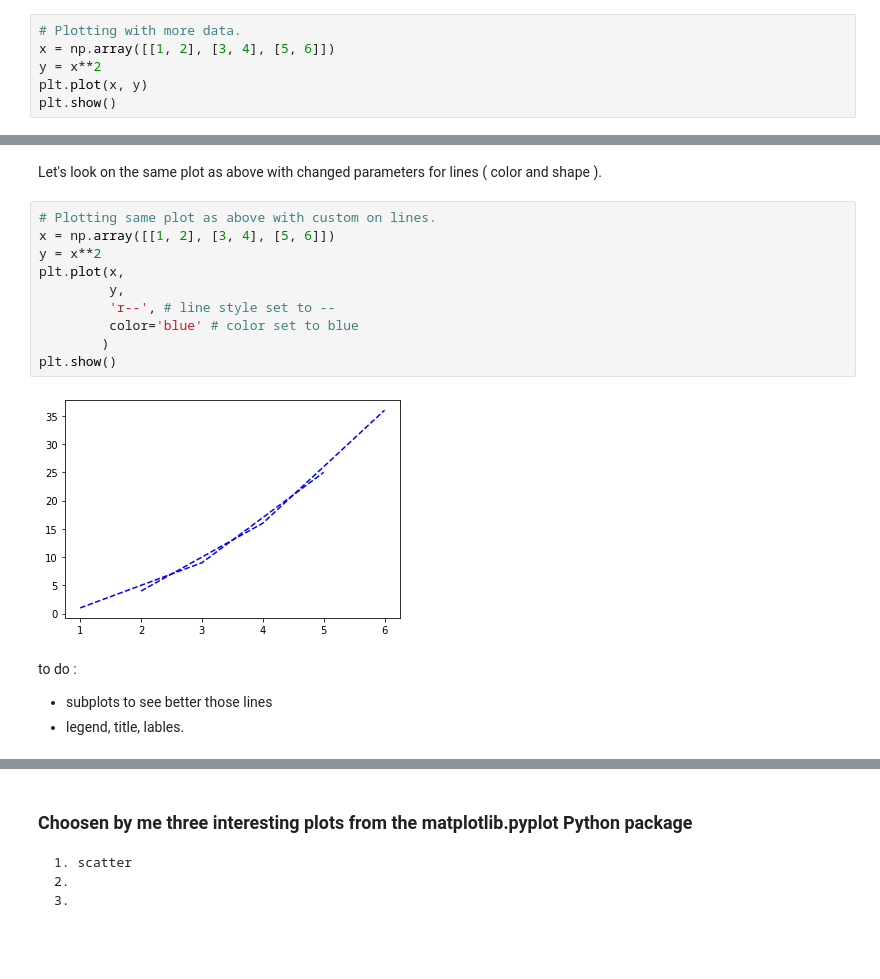
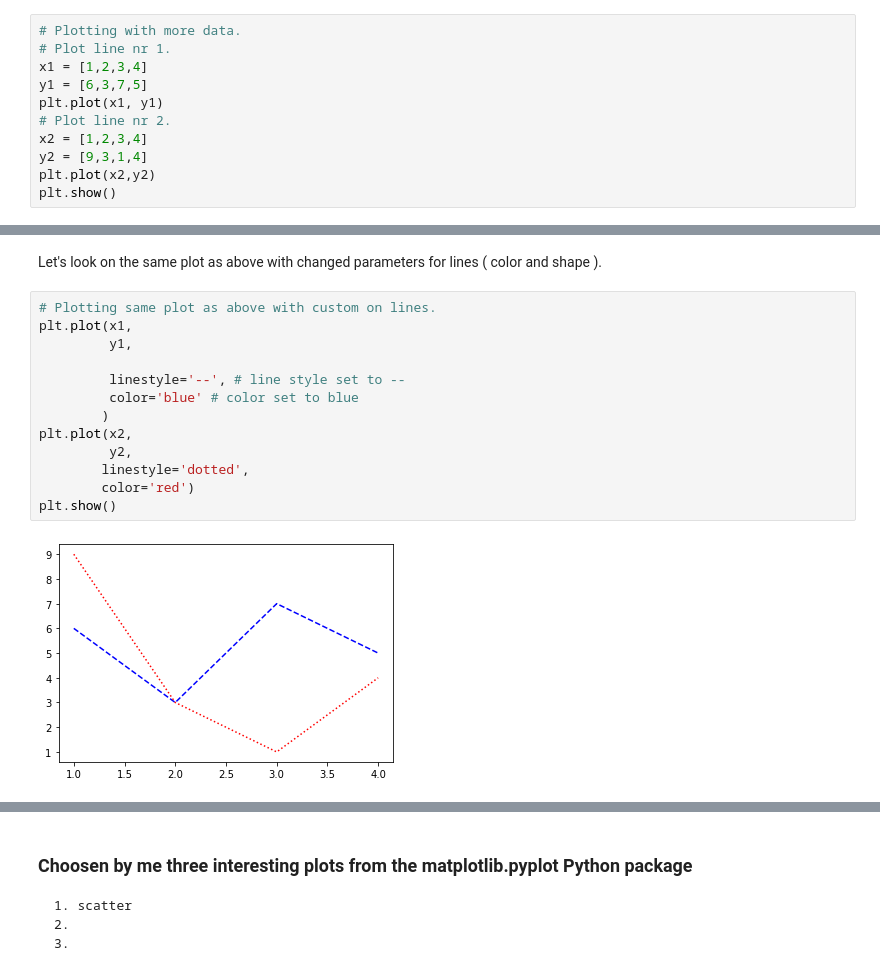
Before and after one commit to DracoNibilis/CAO_Points_Analysis, a Jupyter notebook: pyplot.ipynb, the cells around one changed output, grey strips where cells are left out. Saved outputs shown, nothing was run; the diff lists cells and outputs as text; blank space fills up the shorter version.

```diff
--- a/pyplot.ipynb
+++ b/pyplot.ipynb
@@ -175,7 +167,12 @@ to do :
 # %%
 # Plotting with more data.
-x = np.array([[1, 2], [3, 4], [5, 6]])
-y = x**2
-plt.plot(x, y)
+# Plot line nr 1.
+x1 = [1,2,3,4]
+y1 = [6,3,7,5]
+plt.plot(x1, y1)
+# Plot line nr 2.
+x2 = [1,2,3,4]
+y2 = [9,3,1,4]
+plt.plot(x2,y2)
 plt.show()
 # %% [output]
@@ -188,17 +185,16 @@ This will change style of our plot in this case we can change style of two plott
 Let's look on the same plot as above with changed parameters for lines ( color and shape ).
 # %%
 # Plotting same plot as above with custom on lines.
-x = np.array([[1, 2], [3, 4], [5, 6]])
-y = x**2
-plt.plot(x,
-         y,
-         'r--', # line style set to --
+plt.plot(x1,
+         y1,
+
+         linestyle='--', # line style set to --
          color='blue' # color set to blue
         )
+plt.plot(x2,
+         y2,
+        linestyle='dotted',
+        color='red')
 plt.show()
 # %% [output]
-[figure, old version]
+[figure, new version]
-# %% [markdown]
-to do :
-- subplots to see better those lines
-- legend, title, lables.
```
Also changed, not shown: parts of 14 cells of this notebook.
